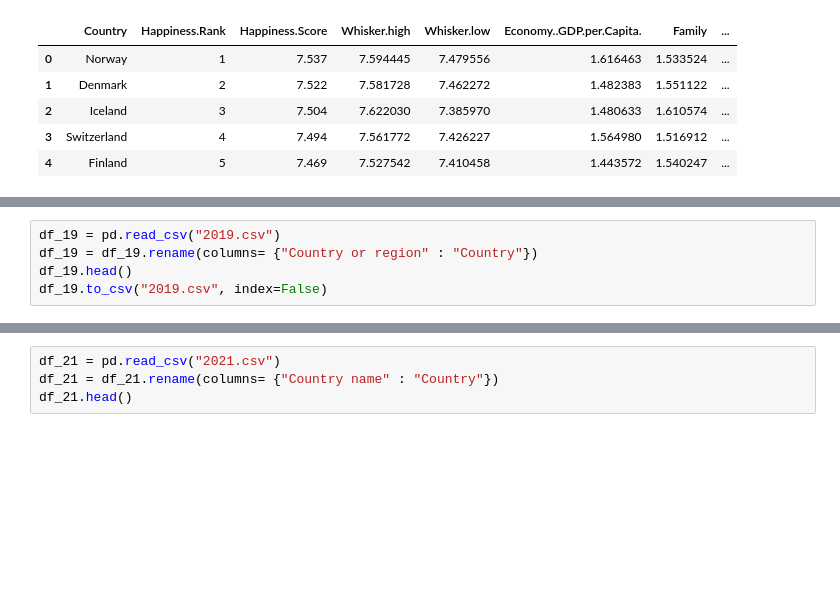
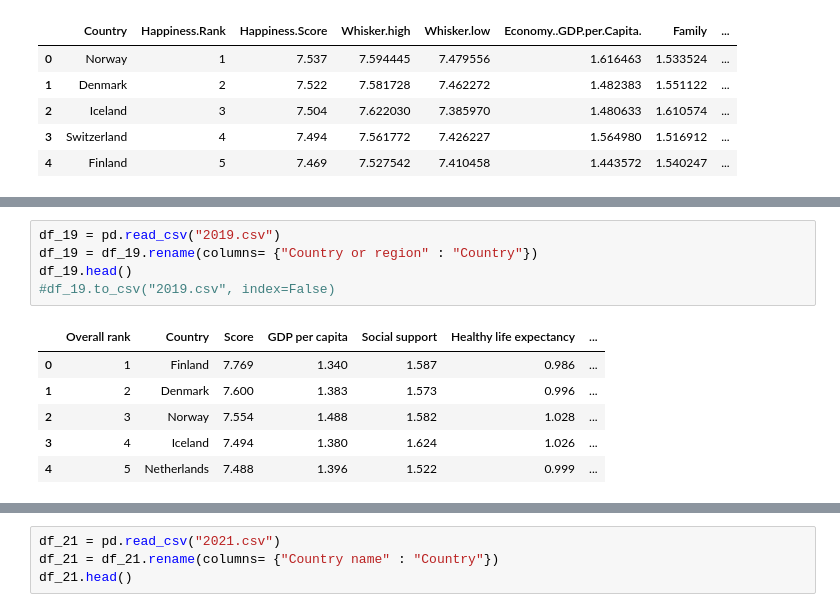
Before and after one commit to fakesheep38/HapPy, a Jupyter notebook: HayPy.ipynb, the cells around one changed output, grey strips where cells are left out. Drawn from its saved outputs; the diff is of its cells as text; blank space fills up the shorter version.

```diff
--- a/HayPy.ipynb
+++ b/HayPy.ipynb
@@ -39,8 +46,15 @@ df_18.to_csv("2018.csv", index=False)
 # %%
 df_19 = pd.read_csv("2019.csv")
 df_19 = df_19.rename(columns= {"Country or region" : "Country"})
 df_19.head()
-df_19.to_csv("2019.csv", index=False)
+#df_19.to_csv("2019.csv", index=False)
+# %% [output]
+|  | Overall rank | Country | Score | GDP per capita | Social support | Healthy life expectancy | ... |
+| 0 | 1 | Finland | 7.769 | 1.340 | 1.587 | 0.986 | ... |
+| 1 | 2 | Denmark | 7.600 | 1.383 | 1.573 | 0.996 | ... |
+| 2 | 3 | Norway | 7.554 | 1.488 | 1.582 | 1.028 | ... |
+| 3 | 4 | Iceland | 7.494 | 1.380 | 1.624 | 1.026 | ... |
+| 4 | 5 | Netherlands | 7.488 | 1.396 | 1.522 | 0.999 | ... |
 # %%
 df_20 = pd.read_csv("2020.csv")
 df_20 = df_20.rename(columns= {"Country name" : "Country"})
```
Also changed, not shown: parts of 2 cells of this notebook, 5 other files.
